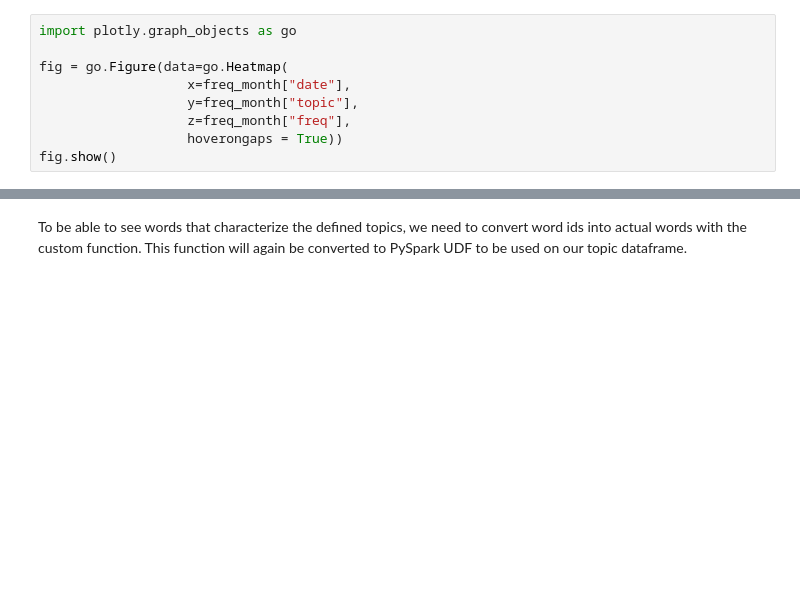
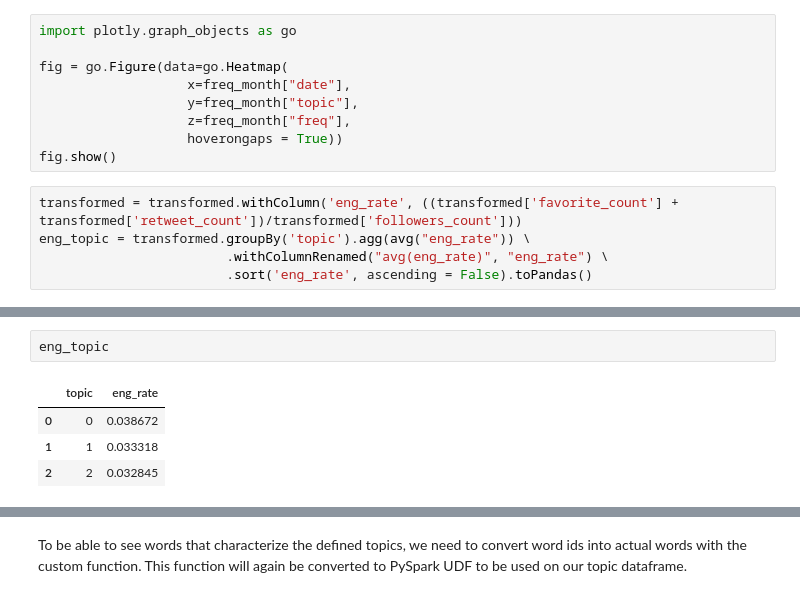
Before and after one commit to atyvaert/big-data, a Jupyter notebook: src/Models/Topic_Modelling.ipynb, the cells around one changed output, grey strips where cells are left out. Cells and saved outputs as stored; diff of their text form; blank space fills up the shorter version.

```diff
--- a/src/Models/Topic_Modelling.ipynb
+++ b/src/Models/Topic_Modelling.ipynb
@@ -790,3 +805,8 @@ fig = go.Figure(data=go.Heatmap(
                    z=freq_month["freq"],
                    hoverongaps = True))
 fig.show()
+# %%
+transformed = transformed.withColumn('eng_rate', ((transformed['favorite_count'] + transformed['retweet_count'])/transformed['followers_count']))
+eng_topic = transformed.groupBy('topic').agg(avg("eng_rate")) \
+                        .withColumnRenamed("avg(eng_rate)", "eng_rate") \
+                        .sort('eng_rate', ascending = False).toPandas()
@@ -792,0 +819,7 @@ fig.show()
+# %%
+eng_topic
+# %% [output]
+|  | topic | eng_rate |
+| 0 | 0 | 0.038672 |
+| 1 | 1 | 0.033318 |
+| 2 | 2 | 0.032845 |
```
Also changed, not shown: parts of 25 cells of this notebook.
